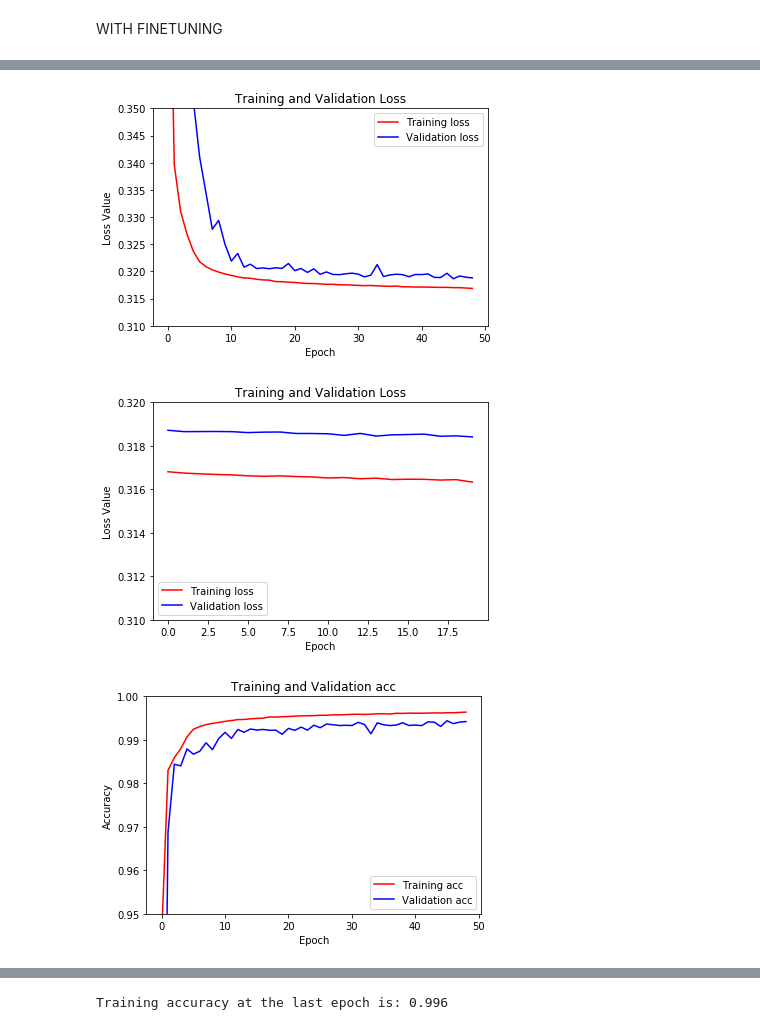
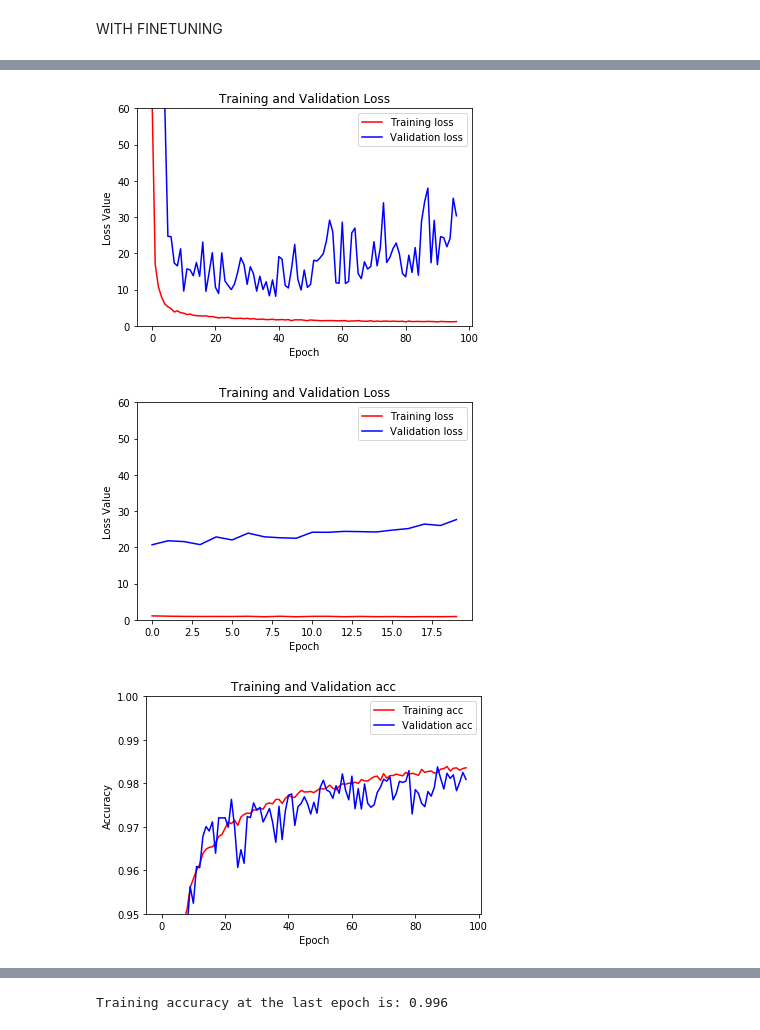
Before and after one commit to jhk0429/Segmentation_project, a Jupyter notebook: train_combined.ipynb, the cells around one changed output, grey strips where cells are left out. Saved outputs shown, nothing was run; the diff lists cells and outputs as text; code cells hidden in the pictures.

```diff
--- a/train_combined.ipynb
+++ b/train_combined.ipynb
@@ -41,7 +41,7 @@ def display(display_list, idx=None, only_inference=False, fig_size=15):
             plt.subplot(1, len(display_list), i+1)
             plt.title(title[i])
             plt.imshow(tf.keras.preprocessing.image.array_to_img(display_list[i]))
-            plt.axis('off')
+            #plt.axis('off')
 
         plt.show()
 # %%
@@ -103,7 +103,7 @@ def onehot_to_rgb(one_hot):
 ACTIVATION = "softmax"
 FROM_LOGITS = False
 OPTIMIZER = "RMSprop"
-LR = 0.00005 #0.0001
+LR = 0.0001 #0.0001
 ENC_FREEZE = False
 BACKBONE = 'inceptionv3'
 
@@ -409,20 +410,20 @@ display([test_y[3], dd[:,:,:,3], dd[:,:,:,1]])
 # %%
 loss = model_history.history['loss']
 val_loss = model_history.history['val_loss']
 
-epochs = range(EPOCHS-1)
+epochs = range(EPOCHS-3)
 
 plt.figure()
 plt.plot(epochs, loss, 'r', label='Training loss')
 plt.plot(epochs, val_loss, 'b', label='Validation loss')
 plt.title('Training and Validation Loss')
 plt.xlabel('Epoch')
 plt.ylabel('Loss Value')
-plt.ylim([0.31, 0.35])
+plt.ylim([0, 60])
 plt.legend()
 plt.show()
 # %% [output]
-[figure, old version]
+[figure, new version]
 # %%
 loss = finetune_history.history['loss']
 val_loss = finetune_history.history['val_loss']
@@ -435,16 +436,16 @@ plt.plot(epochs, val_loss, 'b', label='Validation loss')
 plt.title('Training and Validation Loss')
 plt.xlabel('Epoch')
 plt.ylabel('Loss Value')
-plt.ylim([0.31, 0.32])
+plt.ylim([0, 60])
 plt.legend()
 plt.show()
 # %% [output]
-[figure, old version]
+[figure, new version]
 # %%
 acc = model_history.history['accuracy']
 val_acc = model_history.history['val_accuracy']
 
-epochs = range(EPOCHS-1)
+epochs = range(EPOCHS-3)
 
 plt.figure()
 plt.plot(epochs, acc, 'r', label='Training acc')
@@ -456,7 +457,7 @@ plt.ylim([0.95,1])
 plt.legend()
 plt.show()
 # %% [output]
-[figure, old version]
+[figure, new version]
 # %%
 acc = finetune_history.history['accuracy']
 val_acc = finetune_history.history['val_accuracy']
```
Also changed, not shown: parts of 12 cells of this notebook, 1 other file.
